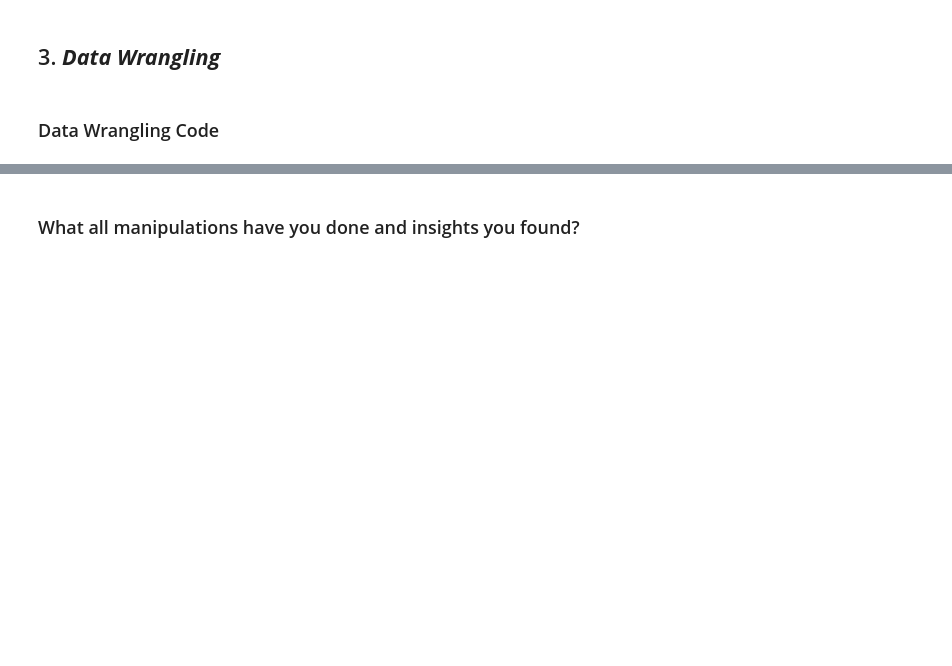
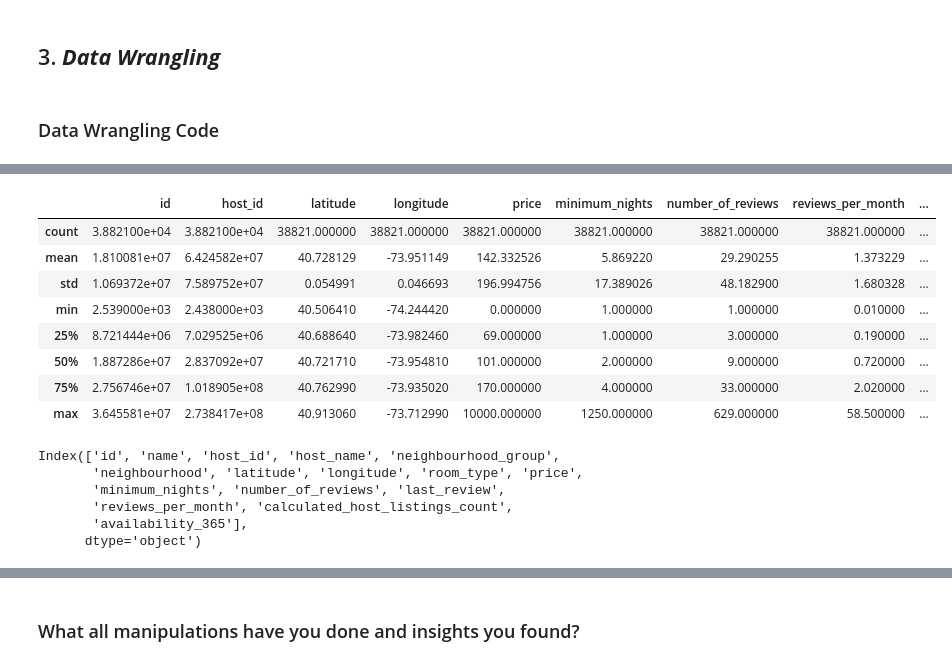
Before and after one commit to Manjunathdangi/Airbnb-Booking-Analysis, a Jupyter notebook: Copy_of_Sample_EDA_Submission_Template.ipynb, the cells around one changed output, grey strips where cells are left out. Drawn from its saved outputs; the diff is of its cells as text; code cells hidden in the pictures; blank space fills up the shorter version.

```diff
--- a/Copy_of_Sample_EDA_Submission_Template.ipynb
+++ b/Copy_of_Sample_EDA_Submission_Template.ipynb
@@ -196,0 +413,5 @@ Answer Here
+# %%
+#Remove the NaN values from the dataset
+Airbnb.isnull().sum()
+Airbnb.dropna(how='any',inplace=True)
+Airbnb.info() #.info() function is used to get a abbreviate summary of the dataframe
@@ -196,0 +436,23 @@ Answer Here
+# %%
+#Examine Continous Variables
+Airbnb.describe()
+# %% [output]
+|  | id | host_id | latitude | longitude | price | minimum_nights | number_of_reviews | reviews_per_month | ... |
+| count | 3.882100e+04 | 3.882100e+04 | 38821.000000 | 38821.000000 | 38821.000000 | 38821.000000 | 38821.000000 | 38821.000000 | ... |
+| mean | 1.810081e+07 | 6.424582e+07 | 40.728129 | -73.951149 | 142.332526 | 5.869220 | 29.290255 | 1.373229 | ... |
+| std | 1.069372e+07 | 7.589752e+07 | 0.054991 | 0.046693 | 196.994756 | 17.389026 | 48.182900 | 1.680328 | ... |
+| min | 2.539000e+03 | 2.438000e+03 | 40.506410 | -74.244420 | 0.000000 | 1.000000 | 1.000000 | 0.010000 | ... |
+| 25% | 8.721444e+06 | 7.029525e+06 | 40.688640 | -73.982460 | 69.000000 | 1.000000 | 3.000000 | 0.190000 | ... |
+| 50% | 1.887286e+07 | 2.837092e+07 | 40.721710 | -73.954810 | 101.000000 | 2.000000 | 9.000000 | 0.720000 | ... |
+| 75% | 2.756746e+07 | 1.018905e+08 | 40.762990 | -73.935020 | 170.000000 | 4.000000 | 33.000000 | 2.020000 | ... |
+| max | 3.645581e+07 | 2.738417e+08 | 40.913060 | -73.712990 | 10000.000000 | 1250.000000 | 629.000000 | 58.500000 | ... |
+# %%
+#Print all the columns names
+Airbnb.columns
+# %% [output]
+Index(['id', 'name', 'host_id', 'host_name', 'neighbourhood_group',
+       'neighbourhood', 'latitude', 'longitude', 'room_type', 'price',
+       'minimum_nights', 'number_of_reviews', 'last_review',
+       'reviews_per_month', 'calculated_host_listings_count',
+       'availability_365'],
+      dtype='object')
```
Also changed, not shown: parts of 34 cells of this notebook.
